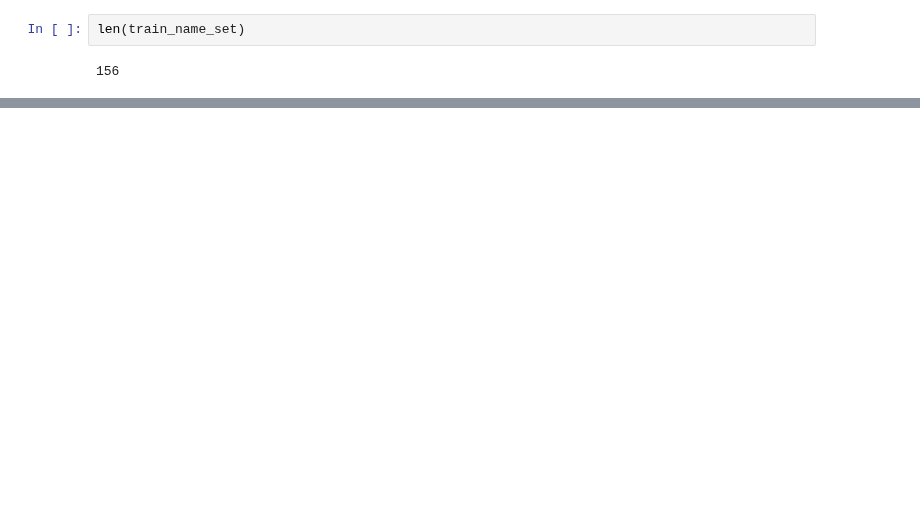
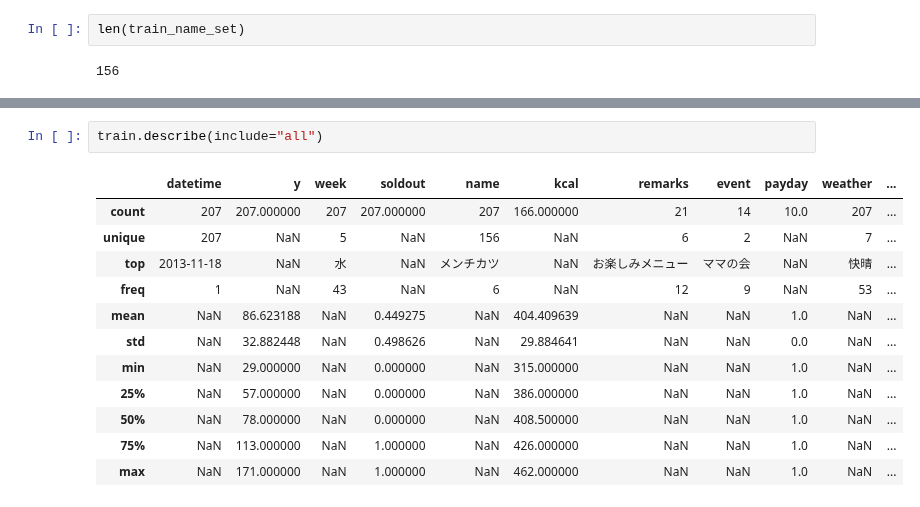
Before and after one commit to hiro106/signate-bento-sales-prediction, a Jupyter notebook: bento_demand_prediction_signate.ipynb, the cells around one changed output, grey strips where cells are left out. Cells and saved outputs as stored; diff of their text form; blank space fills up the shorter version.

```diff
--- a/bento_demand_prediction_signate.ipynb
+++ b/bento_demand_prediction_signate.ipynb
@@ -227,0 +270,15 @@ print(train.loc[train['payday'] == 1.0])
+# %%
+train.describe(include="all")
+# %% [output]
+|  | datetime | y | week | soldout | name | kcal | remarks | event | payday | weather | ... |
+| count | 207 | 207.000000 | 207 | 207.000000 | 207 | 166.000000 | 21 | 14 | 10.0 | 207 | ... |
+| unique | 207 | NaN | 5 | NaN | 156 | NaN | 6 | 2 | NaN | 7 | ... |
+| top | 2013-11-18 | NaN | 水 | NaN | メンチカツ | NaN | お楽しみメニュー | ママの会 | NaN | 快晴 | ... |
+| freq | 1 | NaN | 43 | NaN | 6 | NaN | 12 | 9 | NaN | 53 | ... |
+| mean | NaN | 86.623188 | NaN | 0.449275 | NaN | 404.409639 | NaN | NaN | 1.0 | NaN | ... |
+| std | NaN | 32.882448 | NaN | 0.498626 | NaN | 29.884641 | NaN | NaN | 0.0 | NaN | ... |
+| min | NaN | 29.000000 | NaN | 0.000000 | NaN | 315.000000 | NaN | NaN | 1.0 | NaN | ... |
+| 25% | NaN | 57.000000 | NaN | 0.000000 | NaN | 386.000000 | NaN | NaN | 1.0 | NaN | ... |
+| 50% | NaN | 78.000000 | NaN | 0.000000 | NaN | 408.500000 | NaN | NaN | 1.0 | NaN | ... |
+| 75% | NaN | 113.000000 | NaN | 1.000000 | NaN | 426.000000 | NaN | NaN | 1.0 | NaN | ... |
+| max | NaN | 171.000000 | NaN | 1.000000 | NaN | 462.000000 | NaN | NaN | 1.0 | NaN | ... |
```
Also changed, not shown: parts of 5 cells of this notebook.
